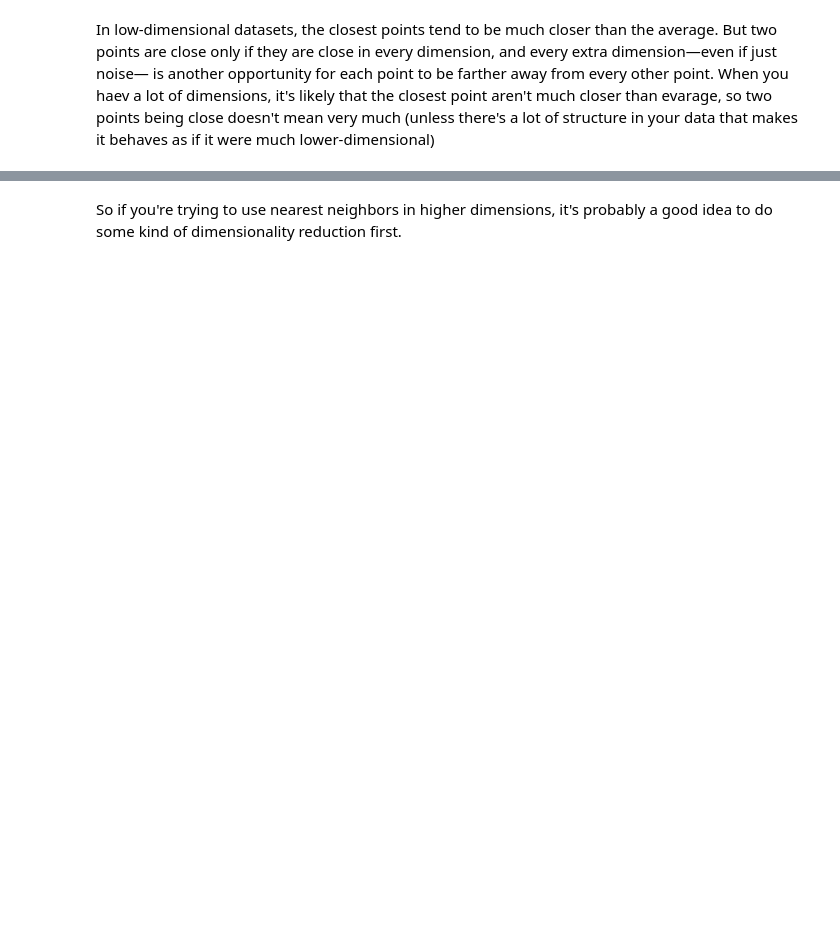
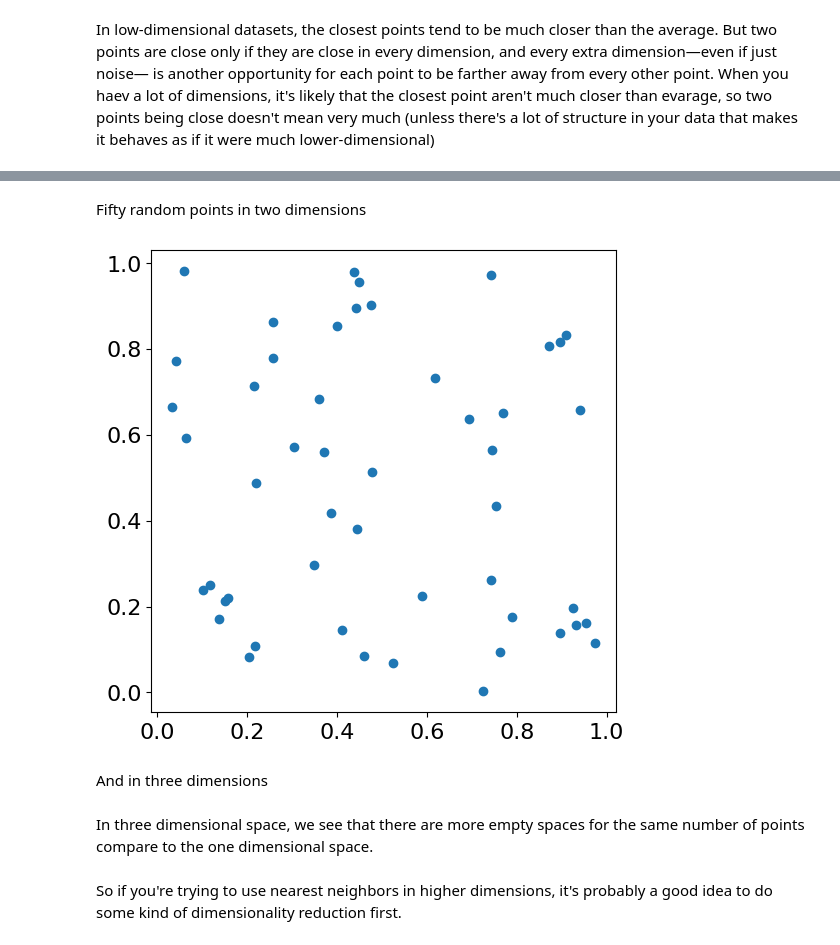
Before and after one commit to LugoBlogger/AK-201-426-data-science, a Jupyter notebook: ch-12-knn.ipynb, the cells around one changed output, grey strips where cells are left out. Saved outputs shown, nothing was run; the diff lists cells and outputs as text; code cells hidden in the pictures; blank space fills up the shorter version.

```diff
--- a/ch-12-knn.ipynb
+++ b/ch-12-knn.ipynb
@@ -252,0 +404,17 @@ in your data that makes it behaves as if it were much lower-dimensional)
+# %% [markdown]
+Fifty random points in two dimensions
+# %%
+seed = 24_03_22
+N = 50
+rng = np.random.default_rng(seed)
+fifty_rand_2d = rng.random(size=(N, 2))
+
+fig, ax = plt.subplots(figsize=(6, 6))
+
+ax.scatter(fifty_rand_2d[:, 0], fifty_rand_2d[:, 1])
+
+plt.show(fig)
+# %% [output]
+[figure, added]
+# %% [markdown]
+And in three dimensions
@@ -253,2 +451,5 @@ in your data that makes it behaves as if it were much lower-dimensional)
+# %% [markdown]
+In three dimensional space, we see that there are more empty spaces for
+the same number of points compare to the one dimensional space.
 # %% [markdown]
 So if you're trying to use nearest neighbors in higher dimensions, it's probably a good idea to do some kind of dimensionality reduction first.
```
Also changed, not shown: parts of 31 cells of this notebook, 8 other files.
